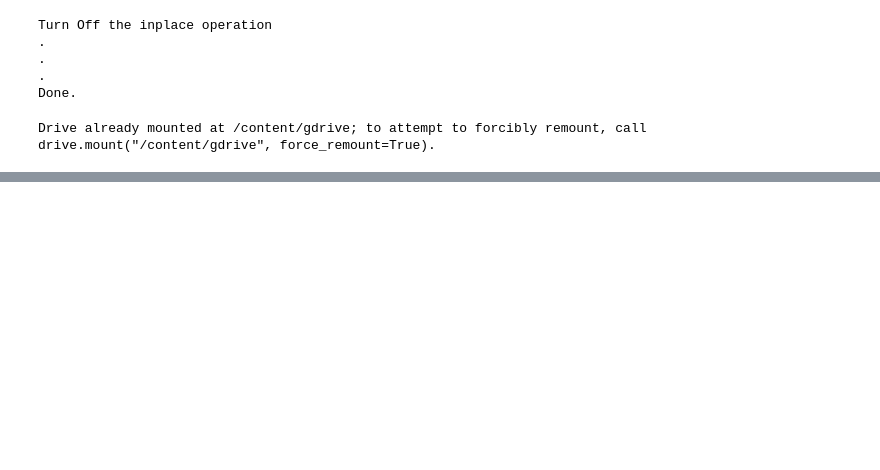
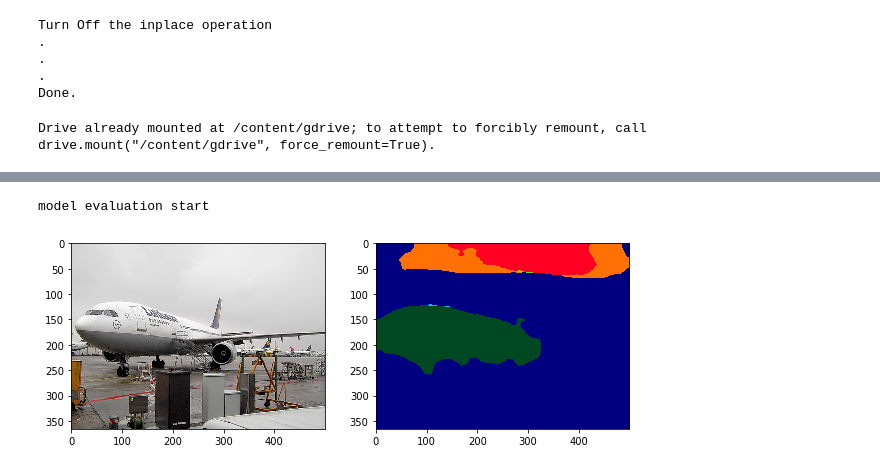
Before and after one commit to engineerJPark/Segmentation-to-World-Coordinate-by-FCN-and-Camera-Calibration, a Jupyter notebook: FCN.ipynb, the cells around one changed output, grey strips where cells are left out. Saved outputs shown, nothing was run; the diff lists cells and outputs as text; code cells hidden in the pictures; blank space fills up the shorter version.

Commit message:
Segmentation Image output Done.

```diff
--- a/FCN.ipynb
+++ b/FCN.ipynb
@@ -25,9 +28,10 @@ import torchvision.datasets as dset
 # for plotting
 import matplotlib.pyplot as plt
 %matplotlib inline
-plt.rcParams['figure.figsize'] = (8.0, 8.0) # set default size of plots
+plt.rcParams['figure.figsize'] = (10.0, 20.0) # set default size of plots
 plt.rcParams['image.interpolation'] = 'nearest'
 # plt.rcParams['image.cmap'] = 'gray'
+from matplotlib import cm
 
 import collections
 import PIL
@@ -295,16 +293,64 @@ epoch 1, iteration: 357, loss : 0.348271
+# %%
+test_model = FCN18(21)
+optimizer = optim.SGD(model.parameters(), lr=lr, momentum=momentum, weight_decay=weight_decay)
+
+############################################################ fix this path
+PATH = '/content/gdrive/MyDrive/fcn_model/model_%d' % (epochs)
+
+checkpoint = torch.load(PATH)
+test_model.load_state_dict(checkpoint['model_state_dict'])
+optimizer.load_state_dict(checkpoint['optimizer_state_dict'])
+epoch = checkpoint['epoch']
+loss = checkpoint['loss']
+
+test_model.eval()
+print('model evaluation start')
+# %% [output]
+model evaluation start
 # %%
 # segmentation : plot image
-
 with open(os.path.join(ROOT_DIR, "VOCdevkit/VOC2012/ImageSets/Segmentation/val.txt"), 'r') as f:
   lines = f.readlines()
 for i in range(len(lines)):
   lines[i] =  lines[i].strip('\n')
 test_jpg = lines[0] + '.jpg'
 test_image = PIL.Image.open(os.path.join(ROOT_DIR, 'VOCdevkit/VOC2012', "JPEGImages", test_jpg))
 
-test_seg = model(test_image)
+plt.figure(figsize=(10, 20))
+plt.subplot(1,2,1)
+plt.imshow(test_image)
 
-plt.figure(figsize=(8, 8))
-plt.imshow(test_seg)
+test_image = np.array(test_image)
+test_image = torch.from_numpy(test_image).to(torch.float).permute(2,0,1)
+ori_x, ori_y = test_image.shape[1], test_image.shape[2]
+
+test_image = torch.unsqueeze(test_image, dim=0)
+
+test_transform = transforms.Compose([
+    transforms.Resize((320,320), interpolation=InterpolationMode.NEAREST),
+    transforms.Normalize(mean=(0, 0, 0), std=(255., 255., 255.)),
+    transforms.Normalize(mean=(0.485, 0.456, 0.406), std=(0.229, 0.224, 0.225))
+])
+return_transform = transforms.Compose([
+    transforms.Resize((ori_x, ori_y), interpolation=InterpolationMode.NEAREST),
+])
+
+test_seg = test_model(
+    test_transform(test_image)
+    )
+test_seg = return_transform(test_seg)
+
+test_image_channel_idx = torch.argmax(torch.squeeze(test_seg, dim=0), dim=0)
+
+# print(test_image_channel_idx[30, 75])
+
+test_image_PIL = PIL.Image.fromarray(
+    np.uint8(cm.gist_ncar(test_image_channel_idx.detach().numpy()*10)*255) # 320 320 4
+    )
+
+plt.subplot(1,2,2)
+plt.imshow(test_image_PIL)
 plt.show()
+# %% [output]
+[figure, added]
 # %%
```
Also changed, not shown: parts of 4 cells of this notebook.
